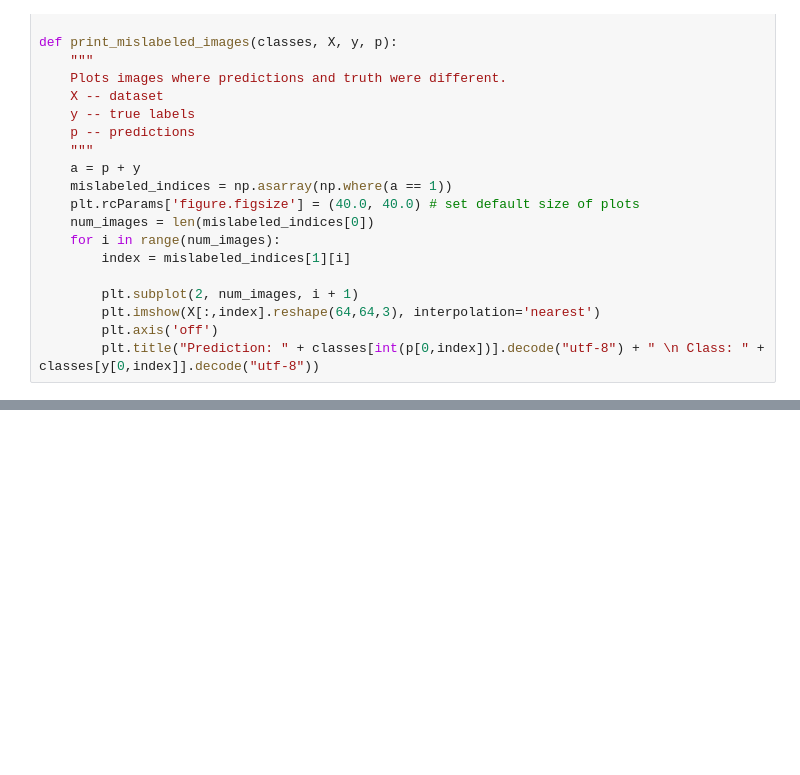
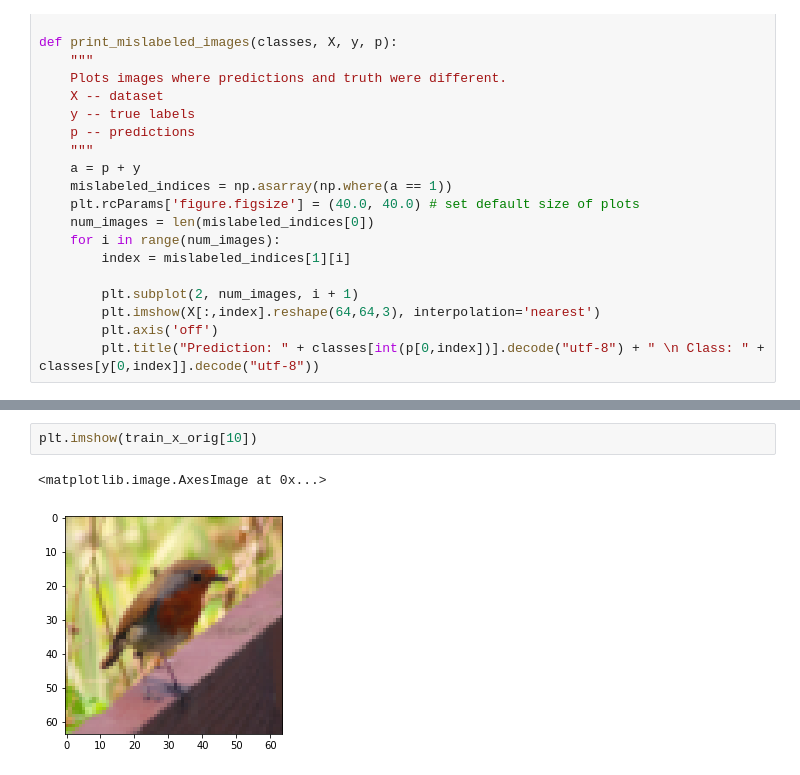
Before and after one commit to sftSalman/pytorch, a Jupyter notebook: DeepNN_image_classification.ipynb, the cells around one changed output, grey strips where cells are left out. Drawn from its saved outputs; the diff is of its cells as text; blank space fills up the shorter version.

```diff
--- a/DeepNN_image_classification.ipynb
+++ b/DeepNN_image_classification.ipynb
@@ -911,0 +923,5 @@ train_x
+# %%
+plt.imshow(train_x_orig[10])
+# %% [output]
+<matplotlib.image.AxesImage at 0x...>
+[figure, added]
```
Also changed, not shown: parts of 17 cells of this notebook.
